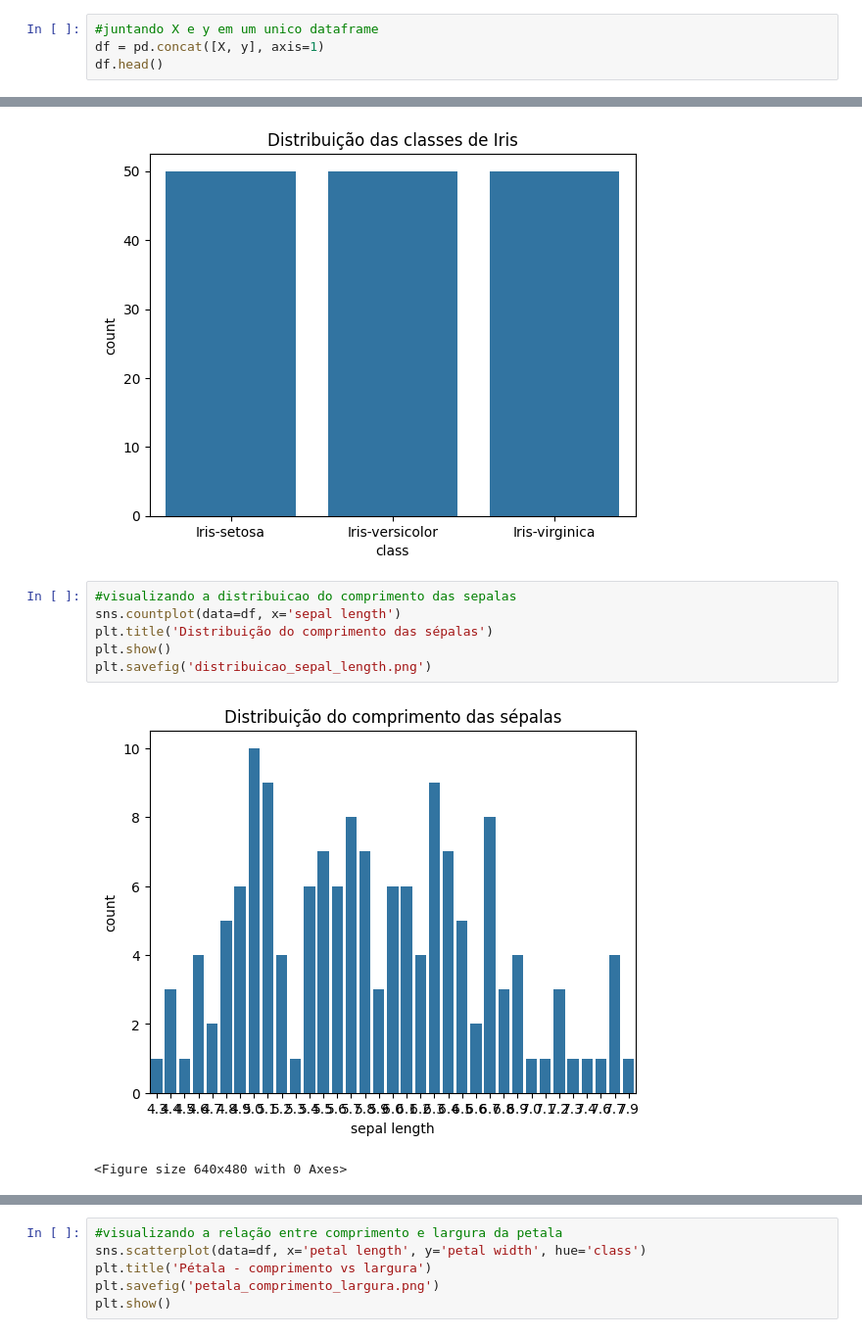
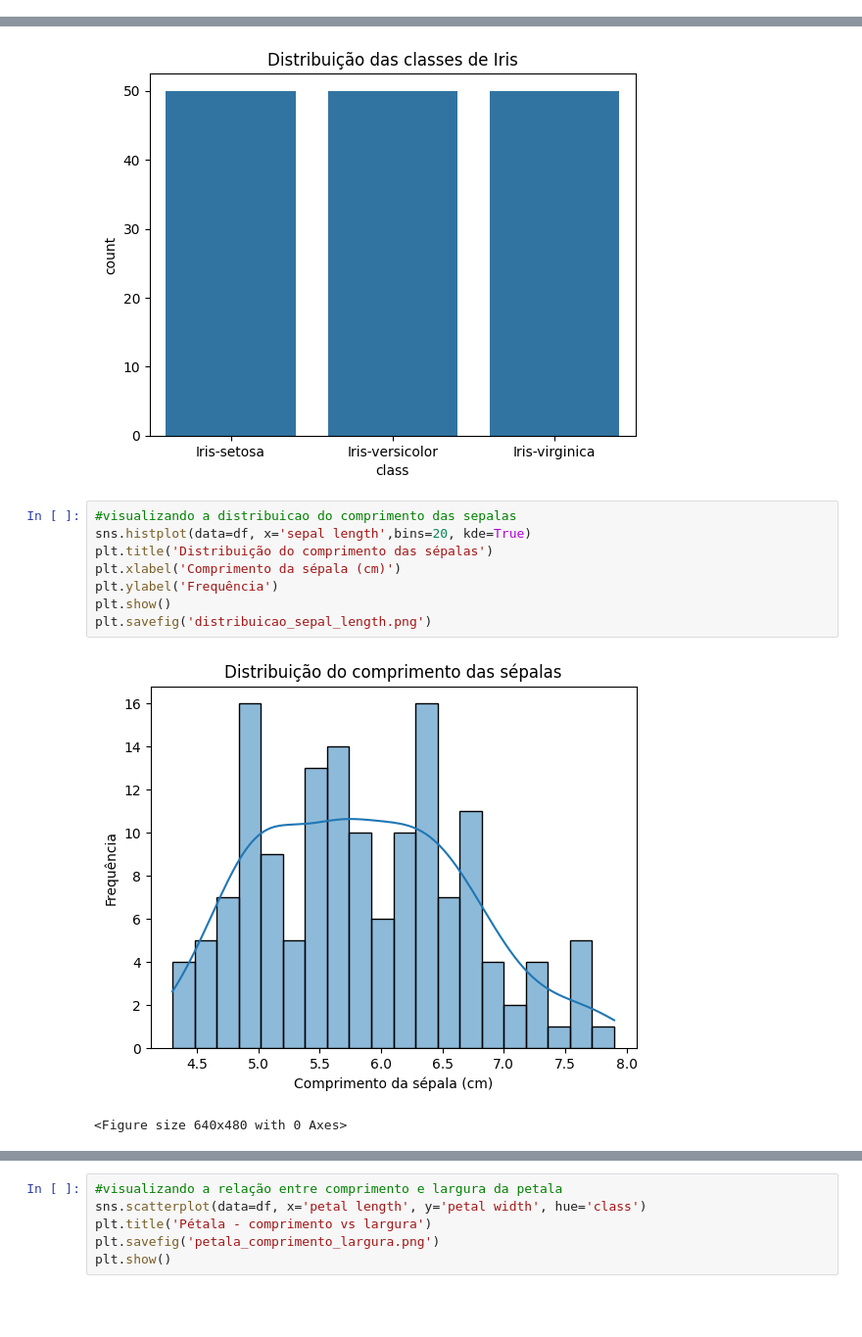
Before and after one commit to biadybowski/I.A-com-dataset-Iris, a Jupyter notebook: Iris.ipynb, the cells around one changed output, grey strips where cells are left out. Shown at 98% size. Cells and saved outputs as stored; diff of their text form; blank space fills up the shorter version.

```diff
--- a/Iris.ipynb
+++ b/Iris.ipynb
@@ -55,7 +55,3 @@ ou externo, um programa oper�vel ou um arquivo em lotes.
 4         class   Target  ...  None             no
 
 [5 rows x 7 columns]
-# %%
-#juntando X e y em um unico dataframe
-df = pd.concat([X, y], axis=1)
-df.head()
@@ -110,12 +99,14 @@ plt.show()
 [figure]
 # %%
 #visualizando a distribuicao do comprimento das sepalas
-sns.countplot(data=df, x='sepal length')
+sns.histplot(data=df, x='sepal length',bins=20, kde=True)
 plt.title('Distribuição do comprimento das sépalas')
+plt.xlabel('Comprimento da sépala (cm)')
+plt.ylabel('Frequência')
 plt.show()
 plt.savefig('distribuicao_sepal_length.png')
 # %% [output]
-[figure, old version]
+[figure, new version]
 <Figure size 640x480 with 0 Axes>
 # %%
 #visualizando a distribuicao da largura das sepalas
```
Also changed, not shown: parts of 4 cells of this notebook, 2 other files.
